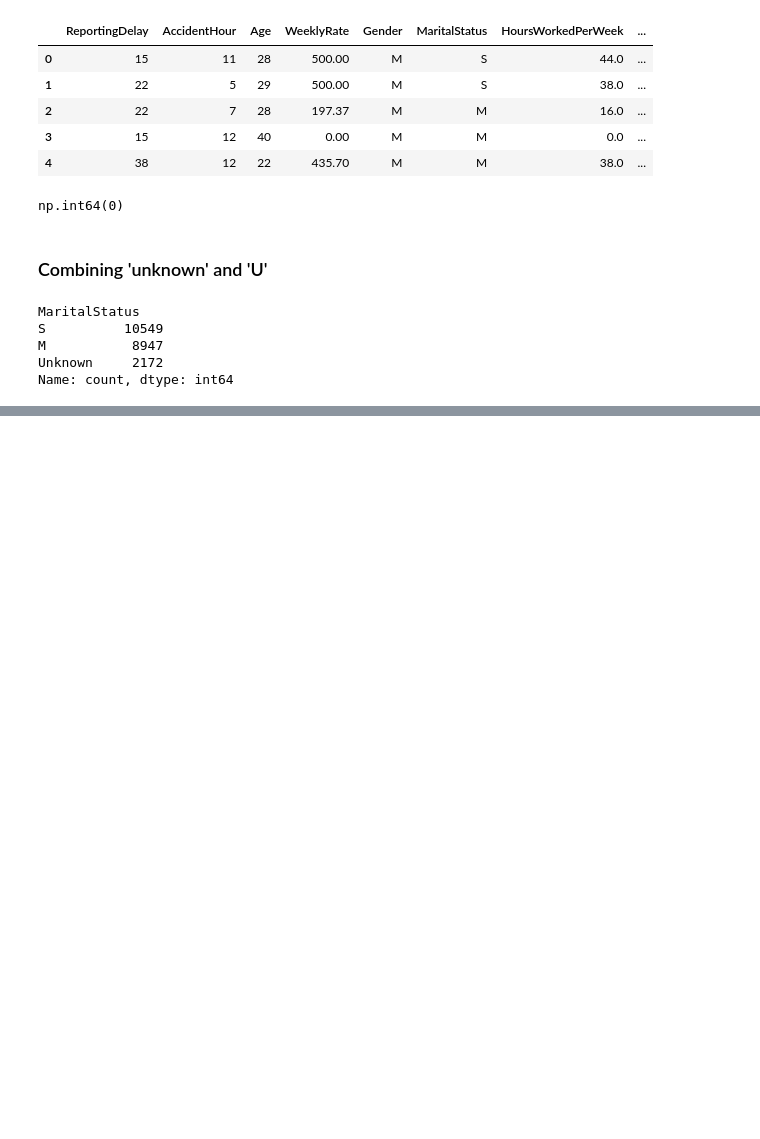
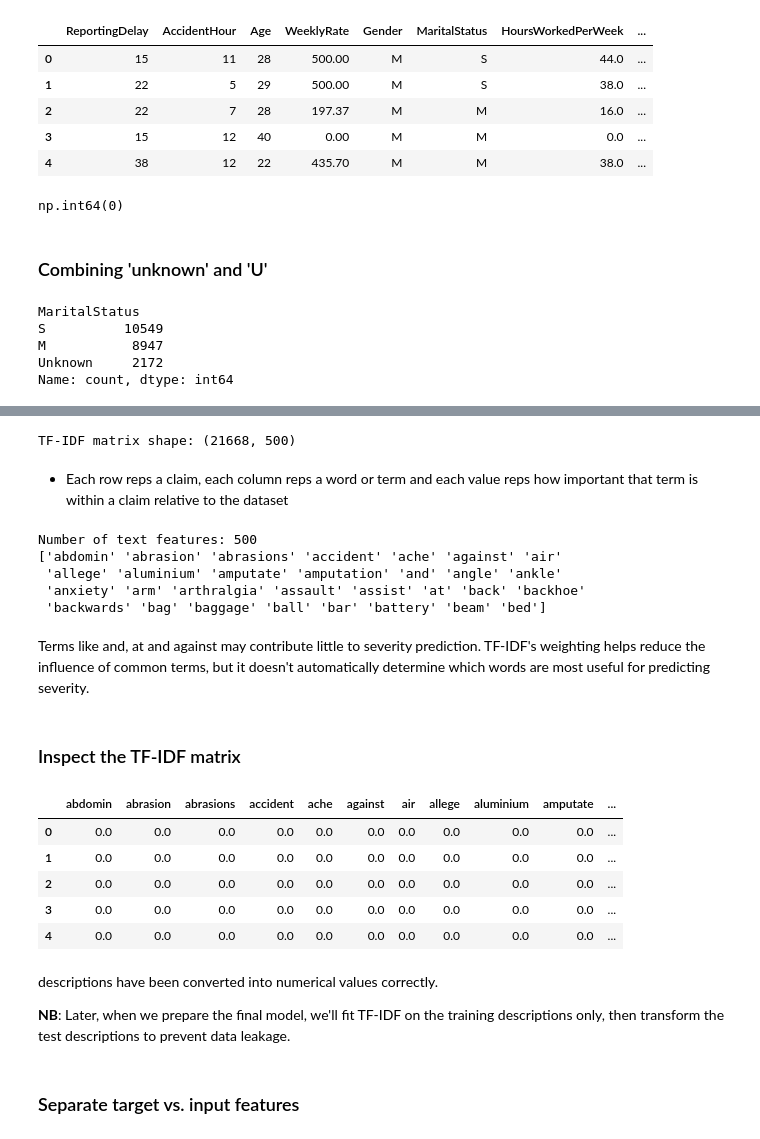
Before and after one commit to PerisN/Final_Capstone_Project, a Jupyter notebook: project.ipynb, the cells around one changed output, grey strips where cells are left out. Drawn from its saved outputs; the diff is of its cells as text; code cells hidden in the pictures; blank space fills up the shorter version.

```diff
--- a/project.ipynb
+++ b/project.ipynb
@@ -793,0 +863,15 @@ Name: count, dtype: int64
+# %%
+from nltk.stem import WordNetLemmatizer
+import re
+
+lemmatizer = WordNetLemmatizer()
+
+def lemmatize_description(description):
+    words = re.findall(r'\b[a-zA-Z]+\b', str(description).lower())
+    return " ".join(lemmatizer.lemmatize(word, pos='v') for word in words)
+
+df['ClaimDescription_Lemmatized'] = df['ClaimDescription'].apply(
+    lemmatize_description
+)
+
+df[['ClaimDescription', 'ClaimDescription_Lemmatized']].head(30)
@@ -793,0 +912,49 @@ Name: count, dtype: int64
+# %%
+from sklearn.feature_extraction.text import TfidfVectorizer
+
+tfidf = TfidfVectorizer(max_features=500) # keeps the 500 most useful terms based on TF-IDF ranking
+
+X_text = tfidf.fit_transform(df['ClaimDescription_Lemmatized'])
+
+print("TF-IDF matrix shape:", X_text.shape)
+# %% [output]
+TF-IDF matrix shape: (21668, 500)
+# %% [markdown]
+- Each row reps a claim, each column reps a word or term and each value reps how important that term is within a claim relative to the dataset
+# %%
+# Inspecting the features
+tfidf_features = tfidf.get_feature_names_out()
+
+print("Number of text features:", len(tfidf_features))
+print(tfidf_features[:30])
+# %% [output]
+Number of text features: 500
+['abdomin' 'abrasion' 'abrasions' 'accident' 'ache' 'against' 'air'
+ 'allege' 'aluminium' 'amputate' 'amputation' 'and' 'angle' 'ankle'
+ 'anxiety' 'arm' 'arthralgia' 'assault' 'assist' 'at' 'back' 'backhoe'
+ 'backwards' 'bag' 'baggage' 'ball' 'bar' 'battery' 'beam' 'bed']
+# %% [markdown]
+Terms like and, at and against may contribute little to severity prediction. TF-IDF's weighting helps reduce the influence of common terms, but it doesn't automatically determine which words are most useful for predicting severity.
+# %% [markdown]
+### Inspect the TF-IDF matrix
+# %%
+# numerical values of the first 5 claims
+tfidf_df = pd.DataFrame(
+    X_text[:5].toarray(),
+    columns=tfidf.get_feature_names_out()
+)
+
+tfidf_df.iloc[:, :15]
+# %% [output]
+|  | abdomin | abrasion | abrasions | accident | ache | against | air | allege | aluminium | amputate | ... |
+| 0 | 0.0 | 0.0 | 0.0 | 0.0 | 0.0 | 0.0 | 0.0 | 0.0 | 0.0 | 0.0 | ... |
+| 1 | 0.0 | 0.0 | 0.0 | 0.0 | 0.0 | 0.0 | 0.0 | 0.0 | 0.0 | 0.0 | ... |
+| 2 | 0.0 | 0.0 | 0.0 | 0.0 | 0.0 | 0.0 | 0.0 | 0.0 | 0.0 | 0.0 | ... |
+| 3 | 0.0 | 0.0 | 0.0 | 0.0 | 0.0 | 0.0 | 0.0 | 0.0 | 0.0 | 0.0 | ... |
+| 4 | 0.0 | 0.0 | 0.0 | 0.0 | 0.0 | 0.0 | 0.0 | 0.0 | 0.0 | 0.0 | ... |
+# %% [markdown]
+descriptions have been converted into numerical values correctly.
+
+**NB**: Later, when we prepare the final model, we'll fit TF-IDF on the training descriptions only, then transform the test descriptions to prevent data leakage.
+# %% [markdown]
+### Separate target vs. input features
```
Also changed, not shown: parts of 35 cells of this notebook, 2 other files.
